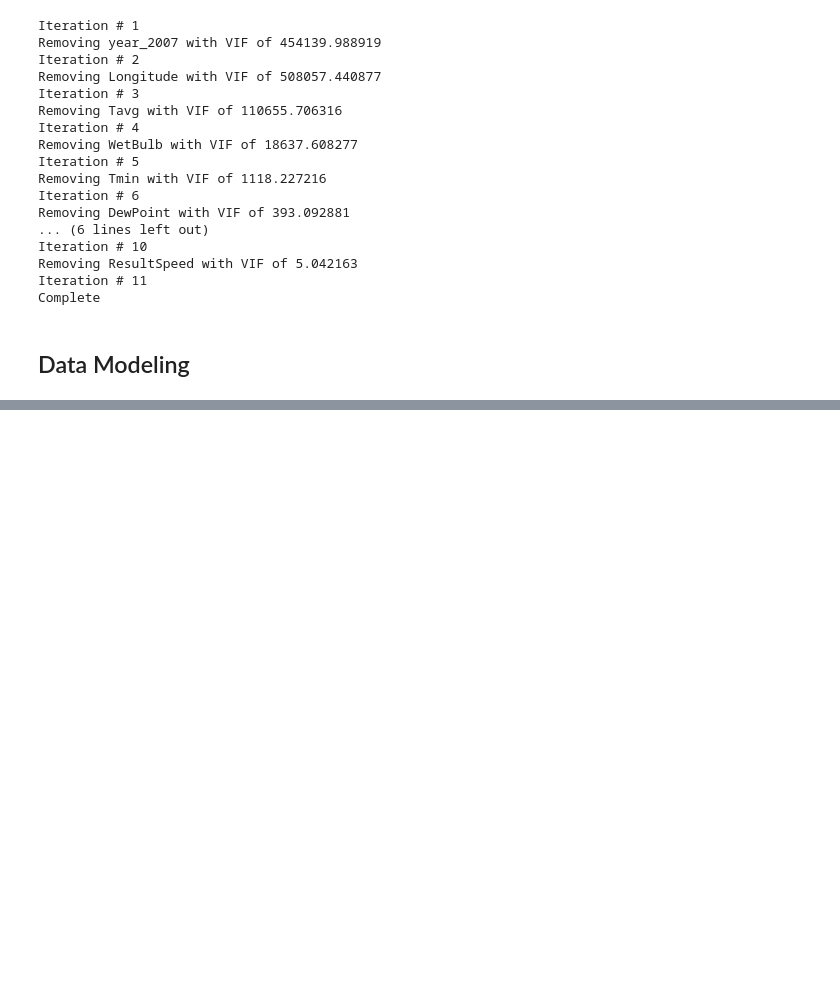
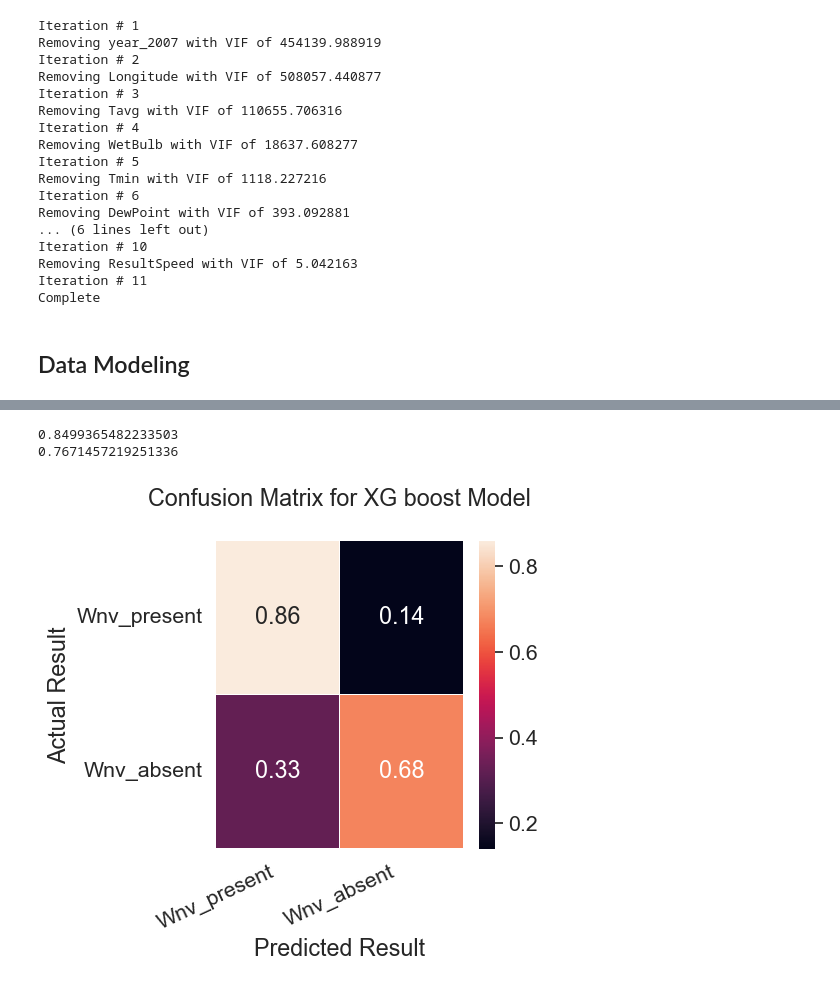
Before and after one commit to evanwmeeks/Springboard, a Jupyter notebook: Capstone 2/Capstone 2 - West Nile Virus Prediction.ipynb, the cells around one changed output, grey strips where cells are left out. Saved outputs shown, nothing was run; the diff lists cells and outputs as text; code cells hidden in the pictures; blank space fills up the shorter version.

Commit message:
Model Completion; Initial Documentation

```diff
--- a/Capstone 2/Capstone 2 - West Nile Virus Prediction.ipynb
+++ b/Capstone 2/Capstone 2 - West Nile Virus Prediction.ipynb
@@ -650,7 +660,5 @@ Complete
 # %% [markdown]
 ## Data Modeling
 # %%
-#Setting the training set to be the processed dataset, constraining the test set to match
-#those columns.
-X_train = final_df
 X_test=X_test[X_train.columns]
+X_test.head()
@@ -656,0 +687,9 @@ X_test=X_test[X_train.columns]
+# %%
+#Logistic Regression Model
+logreg = LogisticRegression()
+logreg.fit(X_train,y_train)
+LR_y_pred = logreg.predict(X_test)
+LR_AUC = roc_auc_score(y_test,LR_y_pred)
+accuracy = accuracy_score(y_test, LR_y_pred)
+print(accuracy)
+print(LR_AUC)
@@ -656,0 +706,13 @@ X_test=X_test[X_train.columns]
+# %%
+#XGBoost Model
+XGB = xgb.XGBClassifier(n_estimators = 70, max_depth=5, max_delta_step=2, scale_pos_weight=51, random_state = 41)
+# Train the model on training data
+XGB.fit(X_train, y_train)
+XGB_y_pred = XGB.predict(X_test)
+XGB_AUC = roc_auc_score(y_test, XGB_y_pred)
+accuracy = accuracy_score(y_test, XGB_y_pred)
+print(accuracy)
+print(XGB_AUC)
+# %% [output]
+0.8499365482233503
+0.7671457219251336
@@ -656,0 +721,21 @@ X_test=X_test[X_train.columns]
+# %%
+matrix = confusion_matrix(y_test, XGB_y_pred)
+matrix = matrix.astype('float') / matrix.sum(axis=1)[:, np.newaxis]
+
+# Building the plot
+plt.figure(figsize=(4,4))
+sns.set(font_scale=1.4)
+sns.heatmap(matrix, annot=True, linewidths=0.2)
+
+# Add labels to the plot
+class_names = ['Wnv_present','Wnv_absent']
+tick_marks = np.arange(len(class_names))
+tick_marks2 = tick_marks + 0.5
+plt.xticks(tick_marks, class_names, rotation=25)
+plt.yticks(tick_marks2, class_names, rotation=0)
+plt.xlabel('Predicted Result')
+plt.ylabel('Actual Result')
+plt.title('Confusion Matrix for XG boost Model\n')
+plt.show()
+# %% [output]
+[figure, added]
```
Also changed, not shown: parts of 17 cells of this notebook, 1 other file.
